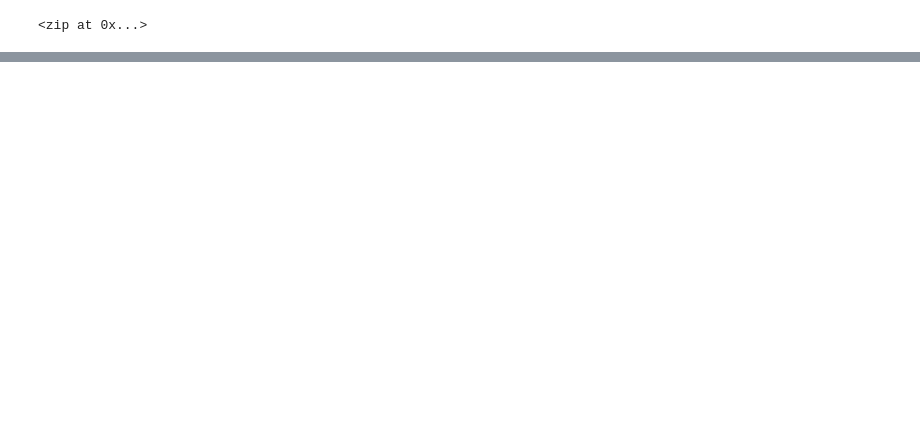
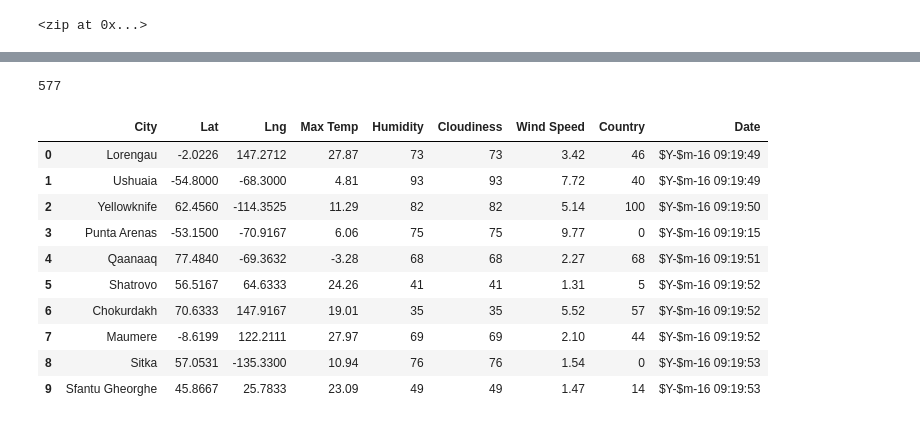
Before and after one commit to ClaudAMC/World_Weather_Analysis, a Jupyter notebook: WeatherPy.ipynb, the cells around one changed output, grey strips where cells are left out. Saved outputs shown, nothing was run; the diff lists cells and outputs as text; code cells hidden in the pictures; blank space fills up the shorter version.

```diff
--- a/WeatherPy.ipynb
+++ b/WeatherPy.ipynb
@@ -28,5 +37,5 @@ coordinates = list(lat_lngs) # this will unzip into a list
 # %%
 # use the print() to display the latitude and longitude combinations.
 
-for coordinate in coordinates:
-    print(coordinate[0], coordinate[1])
+#for coordinate in coordinates:
+    #print(coordinate[0], coordinate[1])
@@ -74,0 +80,4 @@ len(cities)
+# %%
+# Starting URL for Weather Map API Call
+
+url = 'http://api.openweathermap.org/data/2.5/weather?units=metric&APPID=' + weather_api_key
@@ -74,0 +197,22 @@ len(cities)
+# %%
+len(city_data)
+# %% [output]
+577
+# %%
+# Convert the array of dictionaries to a Pandas DataFrame
+
+city_data_df = pd.DataFrame(city_data)
+
+city_data_df.head(10)
+# %% [output]
+|  | City | Lat | Lng | Max Temp | Humidity | Cloudiness | Wind Speed | Country | Date |
+| 0 | Lorengau | -2.0226 | 147.2712 | 27.87 | 73 | 73 | 3.42 | 46 | $Y-$m-16 09:19:49 |
+| 1 | Ushuaia | -54.8000 | -68.3000 | 4.81 | 93 | 93 | 7.72 | 40 | $Y-$m-16 09:19:49 |
+| 2 | Yellowknife | 62.4560 | -114.3525 | 11.29 | 82 | 82 | 5.14 | 100 | $Y-$m-16 09:19:50 |
+| 3 | Punta Arenas | -53.1500 | -70.9167 | 6.06 | 75 | 75 | 9.77 | 0 | $Y-$m-16 09:19:15 |
+| 4 | Qaanaaq | 77.4840 | -69.3632 | -3.28 | 68 | 68 | 2.27 | 68 | $Y-$m-16 09:19:51 |
+| 5 | Shatrovo | 56.5167 | 64.6333 | 24.26 | 41 | 41 | 1.31 | 5 | $Y-$m-16 09:19:52 |
+| 6 | Chokurdakh | 70.6333 | 147.9167 | 19.01 | 35 | 35 | 5.52 | 57 | $Y-$m-16 09:19:52 |
+| 7 | Maumere | -8.6199 | 122.2111 | 27.97 | 69 | 69 | 2.10 | 44 | $Y-$m-16 09:19:52 |
+| 8 | Sitka | 57.0531 | -135.3300 | 10.94 | 76 | 76 | 1.54 | 0 | $Y-$m-16 09:19:53 |
+| 9 | Sfantu Gheorghe | 45.8667 | 25.7833 | 23.09 | 49 | 49 | 1.47 | 14 | $Y-$m-16 09:19:53 |
```
Also changed, not shown: parts of 10 cells of this notebook, 3 other files.
